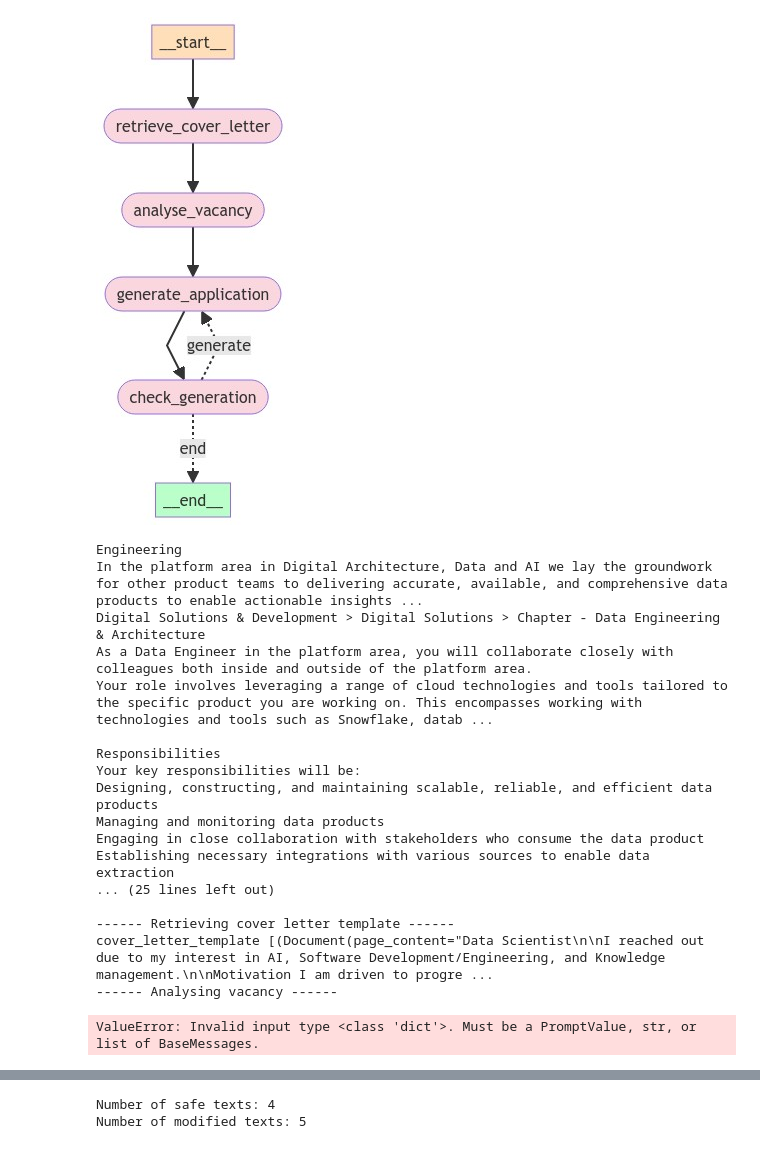
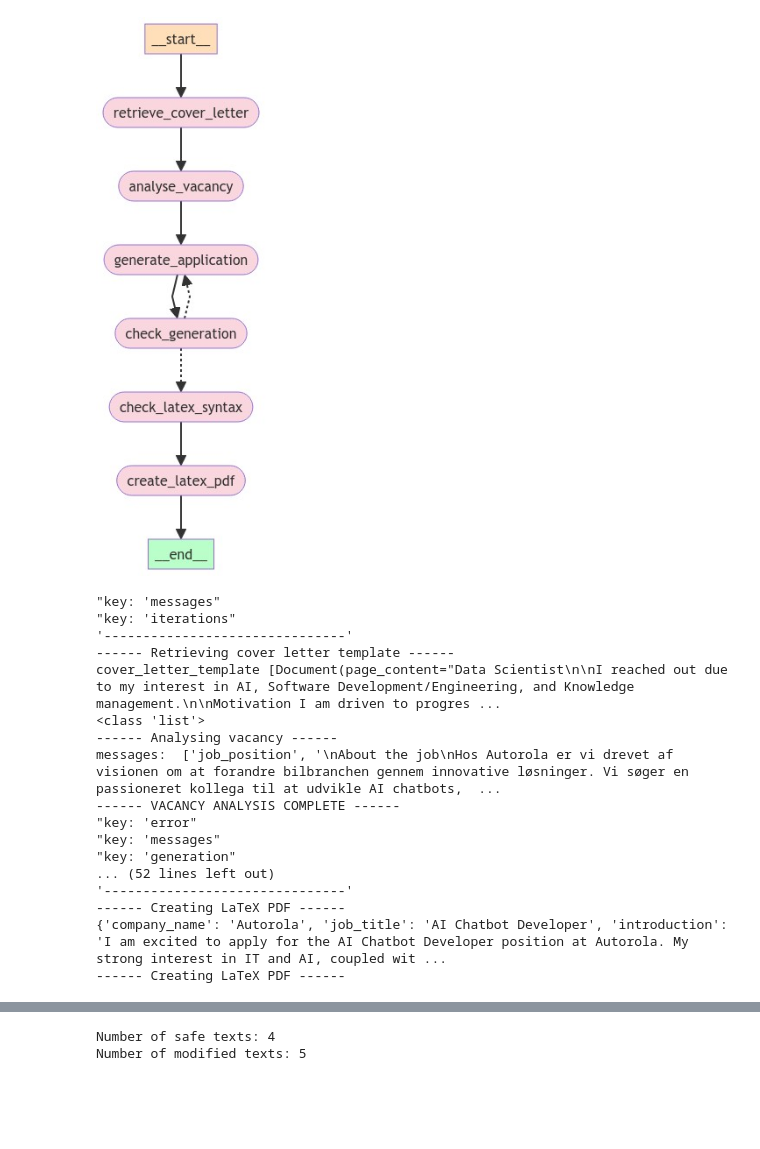
Before and after one commit to MrMangabat/application_agent_latex, a Jupyter notebook: construc_application.ipynb, the cells around one changed output, grey strips where cells are left out. Drawn from its saved outputs; the diff is of its cells as text; code cells hidden in the pictures; blank space fills up the shorter version.

Commit message:
each message input comes in twice once the graph runs. trying to debug

```diff
--- a/construc_application.ipynb
+++ b/construc_application.ipynb
@@ -107,7 +107,7 @@ skills = [
     "FastAPI",
     "VUE3",
     "TensorFlow2",
-    "Hyggingface",
+    "Huggingface",
     "Pytorch",
     "SonarCube",
     "Seaborn(/matplotlib/Plotly)",
@@ -150,5 +150,6 @@ do_not_use_words = [
     "specialist",
     "stems",
     "thrilled",
-    "versed"
+    "versed",
+    "seamlessly"
 ]
@@ -478,0 +423,3 @@ NameError: name 'analysis_chain_2' is not defined
+# %%
+for i in cover_letter:
+    print(i)
@@ -702,43 +975,45 @@ from langgraph.graph import END, StateGraph
 
 # Initialize the graph
 work_flow = StateGraph(GraphState)
 
-
 # Define the nodes
 work_flow.add_node("retrieve_cover_letter", retrieve_cover_letter)  # retrieve cover letter
-work_flow.add_node("analyse_vacancy", analyse_vacancy)  # analyse vacancy
+work_flow.add_node("analyse_vacancy", generate_vacancy_analysis)  # analyse vacancy
 work_flow.add_node("generate_application", generate_application)  # generation solution
 work_flow.add_node("check_generation", check_generation)  # check generation
+work_flow.add_node("check_latex_syntax", check_latex_syntax)  # check LaTeX syntax
+work_flow.add_node("create_latex_pdf", create_latex_pdf)  # create LaTeX PDF
 
 # Build graph
 work_flow.set_entry_point("retrieve_cover_letter")
 work_flow.add_edge("retrieve_cover_letter", "analyse_vacancy")
 work_flow.add_edge("analyse_vacancy", "generate_application")
 work_flow.add_edge("generate_application", "check_generation")
-work_flow.add_conditional_edges(
-    "check_generation",
-    decide_to_finish,
+work_flow.add_conditional_edges("check_generation", decide_to_finish,
     {
-        "end": END,
-        "generate": "generate_application",
+        "check_latex_syntax": "check_latex_syntax",
+        "generate_application": "generate_application",
     },
 )
+work_flow.add_edge("check_latex_syntax", "create_latex_pdf")  # Correct edge to finish point
+work_flow.set_finish_point("create_latex_pdf")
 
 # Set up the memory and compile the graph
 memory = SqliteSaver.from_conn_string(":memory:")
 graph = work_flow.compile(checkpointer=memory)
 
 # Display the graph
 from IPython.display import Image, display
 
 try:
     display(Image(graph.get_graph(xray=True).draw_mermaid_png()))
 except Exception as e:
     print(f"Error displaying the graph: {e}")
 # %% [output]
-[figure, old version]
+[figure, new version]
 # %%
-_printed = set()
+from pprint import pprint
+import uuid
 thread_id = str(uuid.uuid4())
 config = {
     "configurable": {
@@ -747,27 +1022,30 @@ config = {
     }
 }
 
-events = graph.stream({'messages': ['user', query_for_search], 'iterations': 0}, config=config, stream_mode='values')
-
-
-for event in events:
-    _print_event(event, _printed)
+for output in graph.stream({'messages': ['job_position', query_for_search], 'iterations': 0}, config=config, stream_mode='values'):
+    for key, value in output.items():
+        # Node
+        pprint(f"key: '{key}")
+        # if key == "generation":
+        #     pprint(f"Node: '{key}' --> '{value}' ")
+        # Optional: print full state at each node
+        # pprint.pprint(value["keys"], indent=2, width=80, depth=None)
+    pprint("-------------------------------")
 # %% [output]
-Engineering
-In the platform area in Digital Architecture, Data and AI we lay the groundwork for other product teams to delivering accurate, available, and comprehensive data products to enable actionable insights ...
-Digital Solutions & Development > Digital Solutions > Chapter - Data Engineering & Architecture
-As a Data Engineer in the platform area, you will collaborate closely with colleagues both inside and outside of the platform area.
-Your role involves leveraging a range of cloud technologies and tools tailored to the specific product you are working on. This encompasses working with technologies and tools such as Snowflake, datab ...
-
-Responsibilities
-Your key responsibilities will be:
-Designing, constructing, and maintaining scalable, reliable, and efficient data products
-Managing and monitoring data products
-Engaging in close collaboration with stakeholders who consume the data product
-Establishing necessary integrations with various sources to enable data extraction
-... (25 lines left out)
-
+"key: 'messages"
+"key: 'iterations"
+'-------------------------------'
 ------ Retrieving cover letter template ------
-cover_letter_template [(Document(page_content="Data Scientist\n\nI reached out due to my interest in AI, Software Development/Engineering, and Knowledge management.\n\nMotivation I am driven to progre ...
+cover_letter_template [Document(page_content="Data Scientist\n\nI reached out due to my interest in AI, Software Development/Engineering, and Knowledge management.\n\nMotivation I am driven to progres ...
+<class 'list'>
 ------ Analysing vacancy ------
+messages:  ['job_position', '\nAbout the job\nHos Autorola er vi drevet af visionen om at forandre bilbranchen gennem innovative løsninger. Vi søger en passioneret kollega til at udvikle AI chatbots,  ...
+------ VACANCY ANALYSIS COMPLETE ------
+"key: 'error"
+"key: 'messages"
+"key: 'generation"
+... (52 lines left out)
+'-------------------------------'
+------ Creating LaTeX PDF ------
+{'company_name': 'Autorola', 'job_title': 'AI Chatbot Developer', 'introduction': 'I am excited to apply for the AI Chatbot Developer position at Autorola. My strong interest in IT and AI, coupled wit ...
+------ Creating LaTeX PDF ------
-ValueError: Invalid input type <class 'dict'>. Must be a PromptValue, str, or list of BaseMessages.
```
Also changed, not shown: parts of 16 cells of this notebook, 1 other file.
